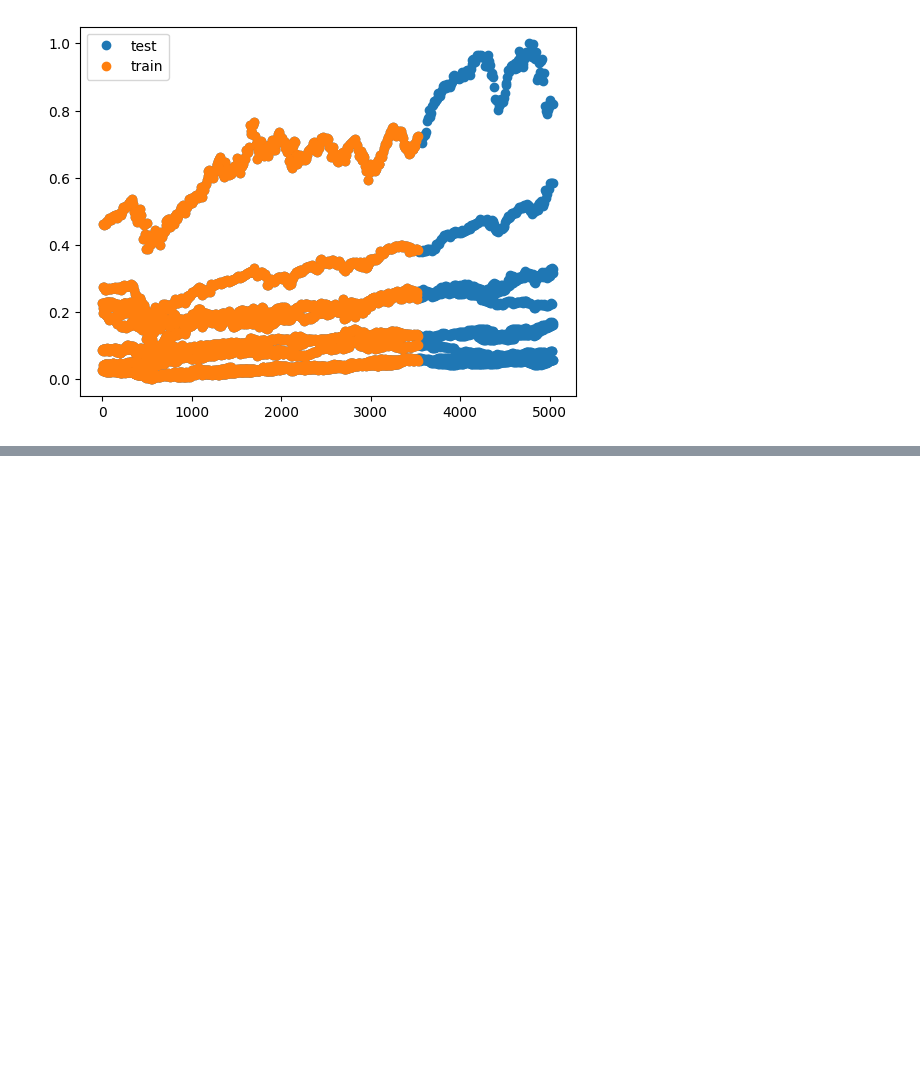
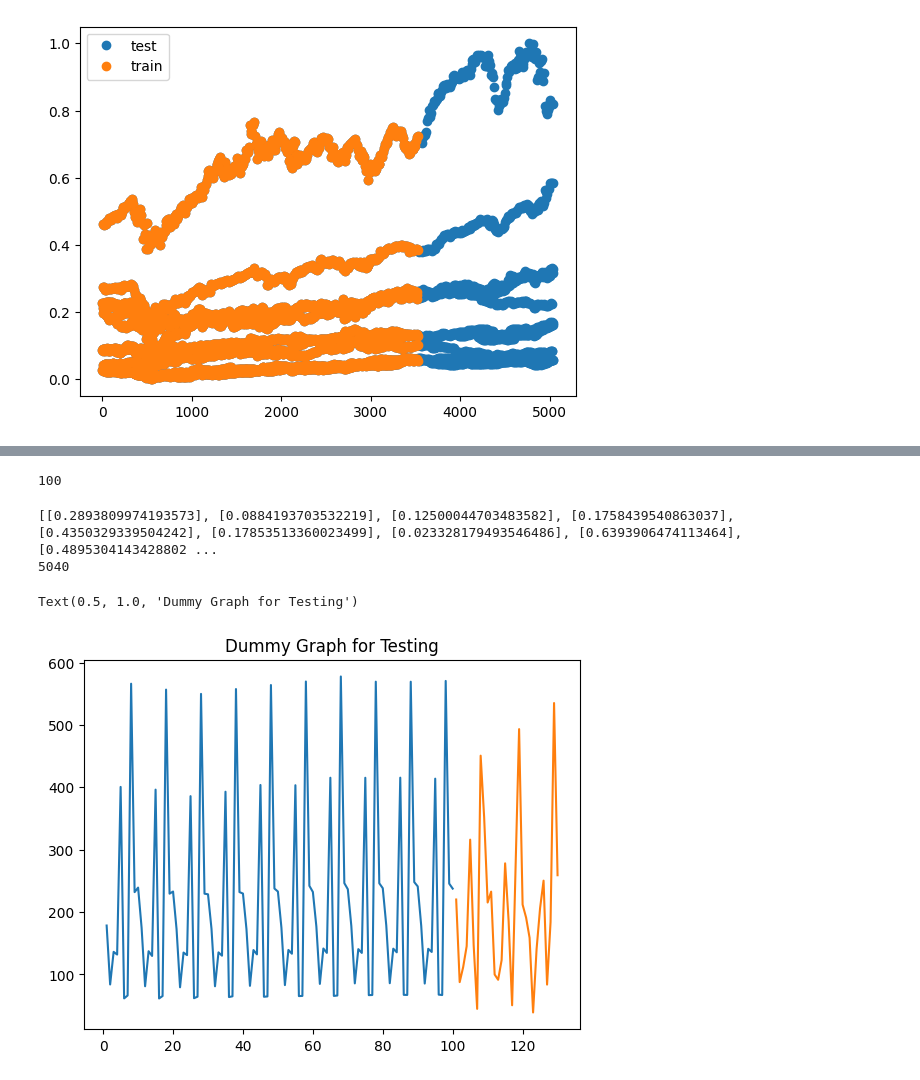
Before and after one commit to AntoineSfeir/MLResearch, a Jupyter notebook: S&P500_Forcast.ipynb, the cells around one changed output, grey strips where cells are left out. Drawn from its saved outputs; the diff is of its cells as text; code cells hidden in the pictures; blank space fills up the shorter version.

```diff
--- a/S&P500_Forcast.ipynb
+++ b/S&P500_Forcast.ipynb
@@ -255,0 +261,53 @@ plt.show()
+# %%
+#Getting the last 100 days records
+last100 = len(ds_test) - 100
+fut_inp = ds_test[last100:]
+print(len(fut_inp))
+# %% [output]
+100
+# %%
+fut_inp = fut_inp.reshape(1,-1)
+tmp_inp = list(fut_inp)
+
+#Creating list of the last 728 data
+tmp_inp = tmp_inp[0].tolist()
+# %%
+#Predicting next 30 days price suing the current data
+#It will predict in sliding window manner (algorithm) with stride 1
+lst_output=[]
+n_steps=100
+i=0
+while(i<30):
+    if(len(tmp_inp)>100):
+        fut_inp = np.array(tmp_inp[1:])
+        fut_inp=fut_inp.reshape(1,-1)
+        fut_inp = fut_inp.reshape((1, n_steps, 1))
+        yhat = model.predict(fut_inp, verbose=0)
+        tmp_inp.extend(yhat[0].tolist())
+        tmp_inp = tmp_inp[1:]
+        lst_output.extend(yhat.tolist())
+        i=i+1
+    else:
+        fut_inp = fut_inp.reshape((1, n_steps,1))
+        yhat = model.predict(fut_inp, verbose=0)
+        tmp_inp.extend(yhat[0].tolist())
+        lst_output.extend(yhat.tolist())
+        i=i+1
+print(lst_output)
+
+print(len(ds_scaled))
+# %% [output]
+[[0.2893809974193573], [0.0884193703532219], [0.12500044703483582], [0.1758439540863037], [0.4350329339504242], [0.17853513360023499], [0.023328179493546486], [0.6393906474113464], [0.4895304143428802 ...
+5040
+# %%
+temp = len(ds_scaled) - 100
+# %%
+#Creating a dummy plane to plot graph one after another
+plot_new=np.arange(1,101)
+plot_pred=np.arange(101,131)
+plt.plot(plot_new, normalizer.inverse_transform(ds_scaled[temp:]))
+plt.plot(plot_pred, normalizer.inverse_transform(lst_output))
+plt.title("Dummy Graph for Testing")
+# %% [output]
+Text(0.5, 1.0, 'Dummy Graph for Testing')
+[figure, added]
```
Also changed, not shown: parts of 13 cells of this notebook, 1 other file.
